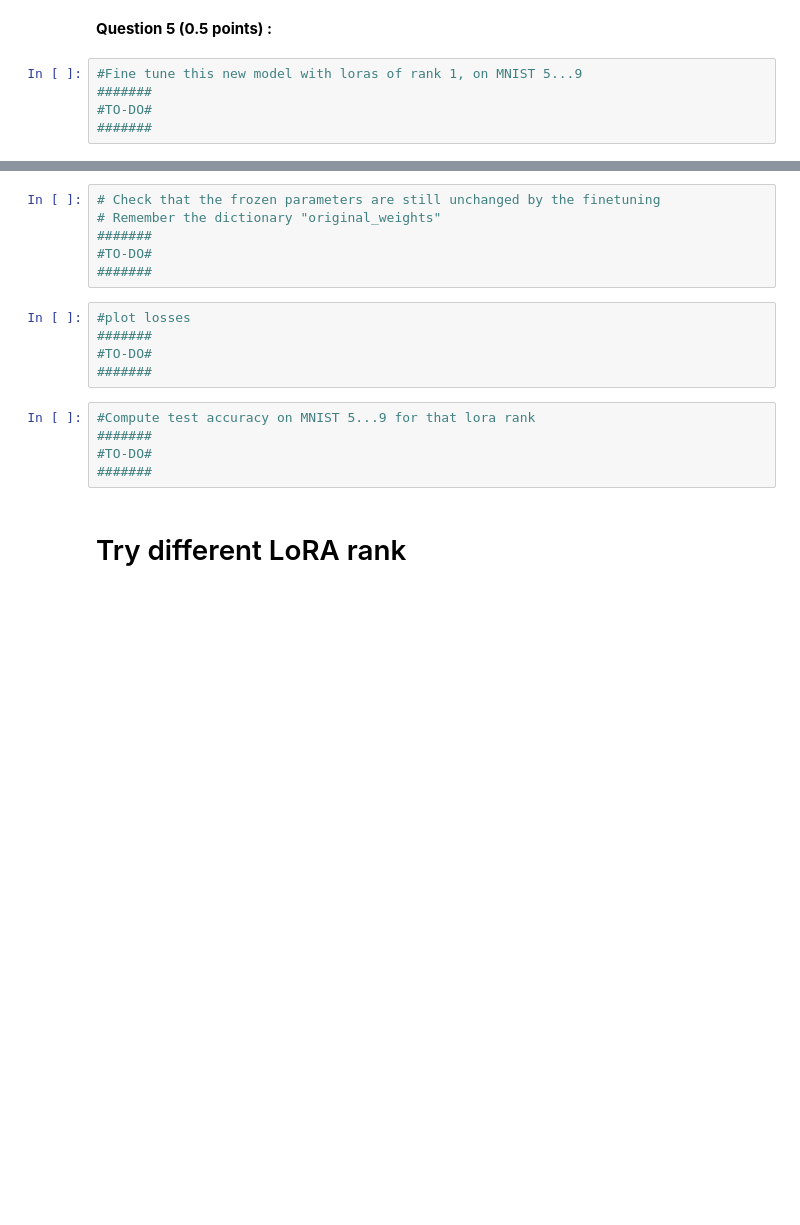
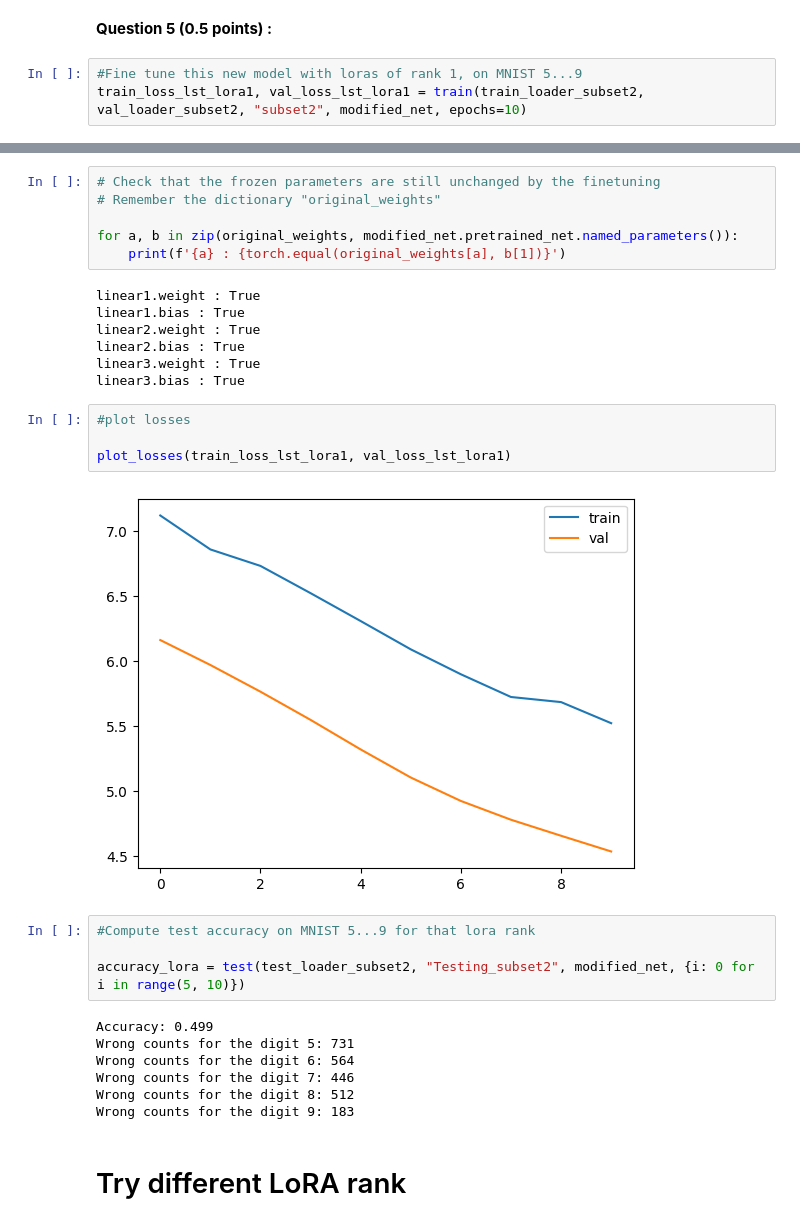
Before and after one commit to HalvardBariller/practical-deep-learning, a Jupyter notebook: 3_TransferLearning/TP4_LoRA.ipynb, the cells around one changed output, grey strips where cells are left out. Saved outputs shown, nothing was run; the diff lists cells and outputs as text; blank space fills up the shorter version.

```diff
--- a/3_TransferLearning/TP4_LoRA.ipynb
+++ b/3_TransferLearning/TP4_LoRA.ipynb
@@ -421,6 +489,4 @@ Make a function that counts the number of parameters introduced by lora ( use th
 __Question 5 (0.5 points) :__
 # %%
 #Fine tune this new model with loras of rank 1, on MNIST 5...9
-#######
-#TO-DO#
-#######
+train_loss_lst_lora1, val_loss_lst_lora1 = train(train_loader_subset2, val_loader_subset2, "subset2", modified_net, epochs=10)
@@ -427,19 +507,33 @@ __Question 5 (0.5 points) :__
 # %%
 # Check that the frozen parameters are still unchanged by the finetuning
 # Remember the dictionary "original_weights"
-#######
-#TO-DO#
-#######
+
+for a, b in zip(original_weights, modified_net.pretrained_net.named_parameters()):
+    print(f'{a} : {torch.equal(original_weights[a], b[1])}')
+# %% [output]
+linear1.weight : True
+linear1.bias : True
+linear2.weight : True
+linear2.bias : True
+linear3.weight : True
+linear3.bias : True
 # %%
 #plot losses
-#######
-#TO-DO#
-#######
+
+plot_losses(train_loss_lst_lora1, val_loss_lst_lora1)
+# %% [output]
+[figure, added]
 # %%
 #Compute test accuracy on MNIST 5...9 for that lora rank
-#######
-#TO-DO#
-#######
+
+accuracy_lora = test(test_loader_subset2, "Testing_subset2", modified_net, {i: 0 for i in range(5, 10)})
+# %% [output]
+Accuracy: 0.499
+Wrong counts for the digit 5: 731
+Wrong counts for the digit 6: 564
+Wrong counts for the digit 7: 446
+Wrong counts for the digit 8: 512
+Wrong counts for the digit 9: 183
 # %% [markdown]
 # Try different LoRA rank
 # %% [markdown]
```
Also changed, not shown: parts of 20 cells of this notebook, 11 other files.
